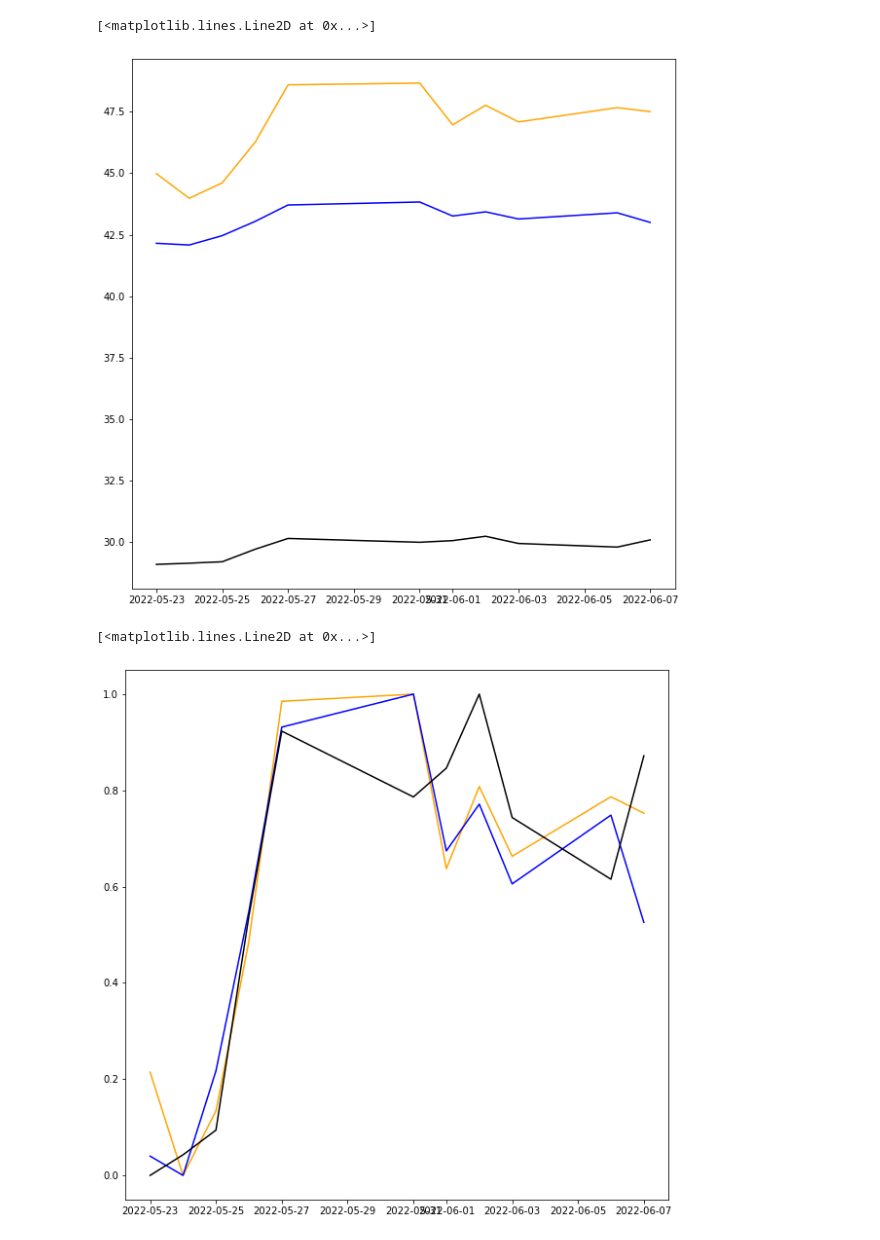
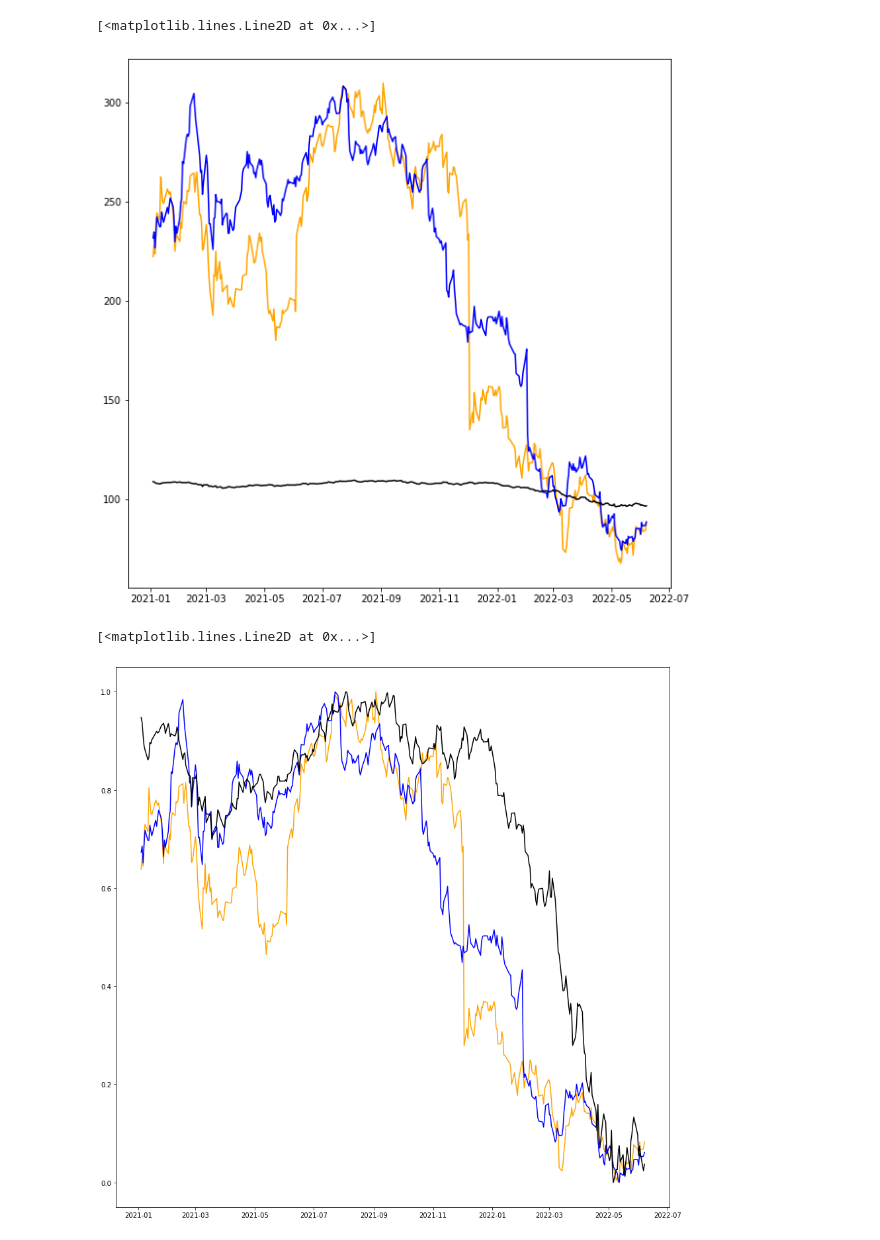
Before and after one commit to FabianEH/ETF-Filter-, a Jupyter notebook: ETF_Filter.ipynb, the cells around one changed output. Saved outputs shown, nothing was run; the diff lists cells and outputs as text; code cells hidden in the pictures.

Commit message:
Add files via upload
Agregó el Filtro que contiene los filtros para los etfs, Etf_filter es el main donde aplico los filtros y en funciones se encientran las funciones para hacer el corrTest y varInfo

```diff
--- a/ETF_Filter.ipynb
+++ b/ETF_Filter.ipynb
@@ -175,3 +151,5 @@ def varInfo(X,Y,bins,norm=False):
 # %%
-modelo = ETF_Filter(etfs, tickers, start, end)
+# Iniicalizo los filtros
+Filtro_pares = PairsFilter(tickers, start, end)
+Filtro_ETF = ETF_Filter(etfs, tickers, start, end)
 # %% [output]
@@ -205,0 +231,4 @@ Index(['AOM', 'DEW', 'FAS', 'FREL', 'GAA', 'IDHQ', 'IOO', 'IWX', 'LTL', 'MGV',
+# %%
+start = pd.to_datetime("2021-01-01")
+end = pd.to_datetime("2022-07-01")
+df = yf.download(tickers+etfs, start = start, end = end)['Adj Close'].dropna()
@@ -206,22 +243,22 @@ Index(['AOM', 'DEW', 'FAS', 'FREL', 'GAA', 'IDHQ', 'IOO', 'IWX', 'LTL', 'MGV',
 # %%
 import matplotlib.pyplot as plt
 # %%
-A = "EBAY"
-B = "WBA"
-C = "REM"
+A = "TMUS"
+B = "PYPL"
+C = "BOND"
 
 plt.figure(figsize=(10,10))
-plt.plot(modelo.df[A], c= 'orange')
-plt.plot(modelo.df[B], c='blue')
-plt.plot(modelo.df[C], c='black')
+plt.plot(df[A], c= 'orange')
+plt.plot(df[B], c='blue')
+plt.plot(df[C], c='black')
 # %% [output]
 [<matplotlib.lines.Line2D at 0x...>]
-[figure, old version]
+[figure, new version]
 # %%
-plt.figure(figsize=(10,10))
-plt.plot((modelo.df[A]-np.min(modelo.df[A]))/(np.max(modelo.df[A]) - np.min(modelo.df[A])), c='orange')
-plt.plot((modelo.df[B]-np.min(modelo.df[B]))/(np.max(modelo.df[B]) - np.min(modelo.df[B])), c="blue")
-plt.plot((modelo.df[C]-np.min(modelo.df[C]))/(np.max(modelo.df[C]) - np.min(modelo.df[C])), c="black")
+plt.figure(figsize=(15,15))
+plt.plot((df[A]-np.min(modelo.df[A]))/(np.max(df[A]) - np.min(df[A])), c='orange')
+plt.plot((df[B]-np.min(modelo.df[B]))/(np.max(df[B]) - np.min(df[B])), c="blue")
+plt.plot((df[C]-np.min(modelo.df[C]))/(np.max(df[C]) - np.min(df[C])), c="black")
 # %% [output]
 [<matplotlib.lines.Line2D at 0x...>]
-[figure, old version]
+[figure, new version]
```
Also changed, not shown: parts of 25 cells of this notebook, 2 other files.
